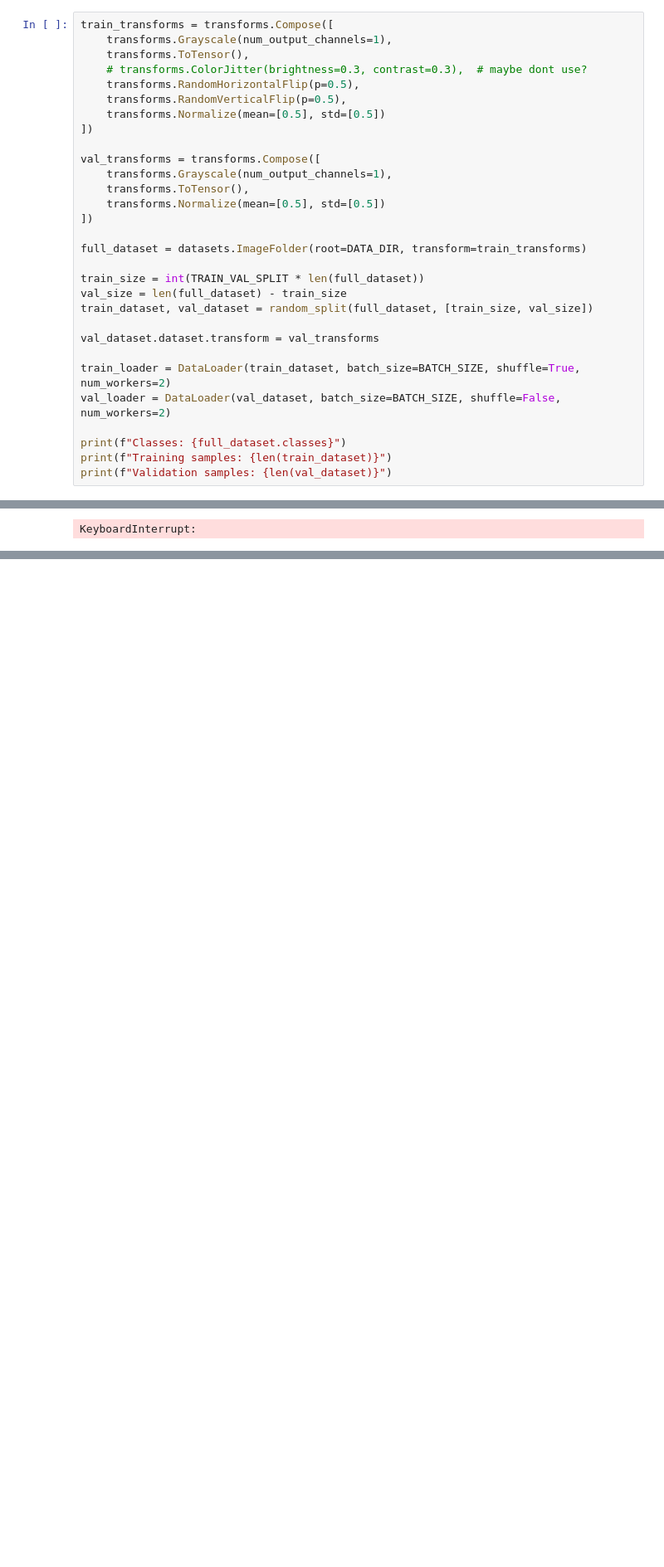
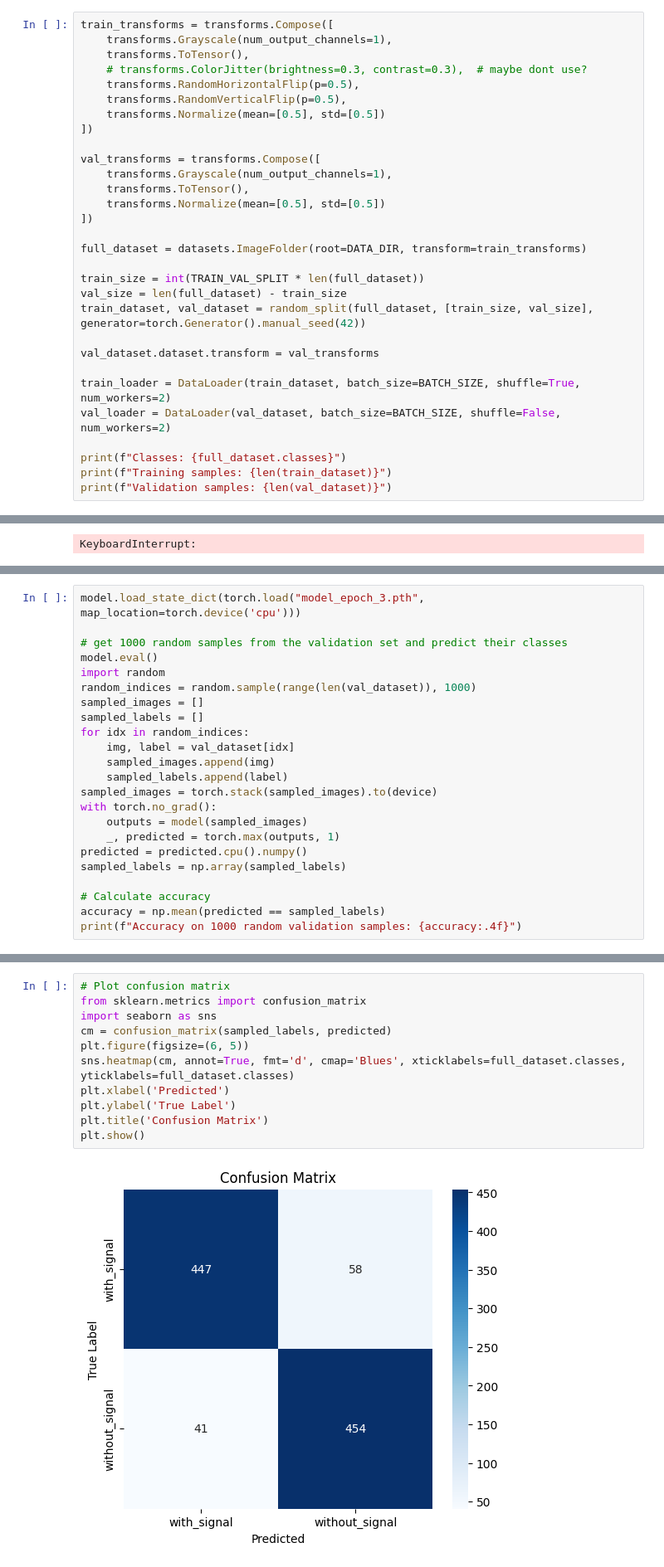
Before and after one commit to BUSH222/waterfall_classifier, a Jupyter notebook: main.ipynb, the cells around one changed output, grey strips where cells are left out. Shown: that part at 83% size. Cells and saved outputs as stored; diff of their text form; blank space fills up the shorter version.

```diff
--- a/main.ipynb
+++ b/main.ipynb
@@ -45,7 +45,7 @@ full_dataset = datasets.ImageFolder(root=DATA_DIR, transform=train_transforms)
 
 train_size = int(TRAIN_VAL_SPLIT * len(full_dataset))
 val_size = len(full_dataset) - train_size
-train_dataset, val_dataset = random_split(full_dataset, [train_size, val_size])
+train_dataset, val_dataset = random_split(full_dataset, [train_size, val_size], generator=torch.Generator().manual_seed(42))
 
 val_dataset.dataset.transform = val_transforms
 
@@ -156,3 +156,26 @@ plt.title('Accuracy over Epochs')
 plt.legend()
 
 plt.show()
+# %%
+model.load_state_dict(torch.load("model_epoch_3.pth", map_location=torch.device('cpu')))
+
+# get 1000 random samples from the validation set and predict their classes
+model.eval()
+import random
+random_indices = random.sample(range(len(val_dataset)), 1000)
+sampled_images = []
+sampled_labels = []
+for idx in random_indices:
+    img, label = val_dataset[idx]
+    sampled_images.append(img)
+    sampled_labels.append(label)
+sampled_images = torch.stack(sampled_images).to(device)
+with torch.no_grad():
+    outputs = model(sampled_images)
+    _, predicted = torch.max(outputs, 1)
+predicted = predicted.cpu().numpy()
+sampled_labels = np.array(sampled_labels)
+
+# Calculate accuracy
+accuracy = np.mean(predicted == sampled_labels)
+print(f"Accuracy on 1000 random validation samples: {accuracy:.4f}")
@@ -158,0 +184,13 @@ plt.show()
+# %%
+# Plot confusion matrix
+from sklearn.metrics import confusion_matrix
+import seaborn as sns
+cm = confusion_matrix(sampled_labels, predicted)
+plt.figure(figsize=(6, 5))
+sns.heatmap(cm, annot=True, fmt='d', cmap='Blues', xticklabels=full_dataset.classes, yticklabels=full_dataset.classes)
+plt.xlabel('Predicted')
+plt.ylabel('True Label')
+plt.title('Confusion Matrix')
+plt.show()
+# %% [output]
+[figure, added]
```
Also changed, not shown: parts of 4 cells of this notebook, 1 other file.
